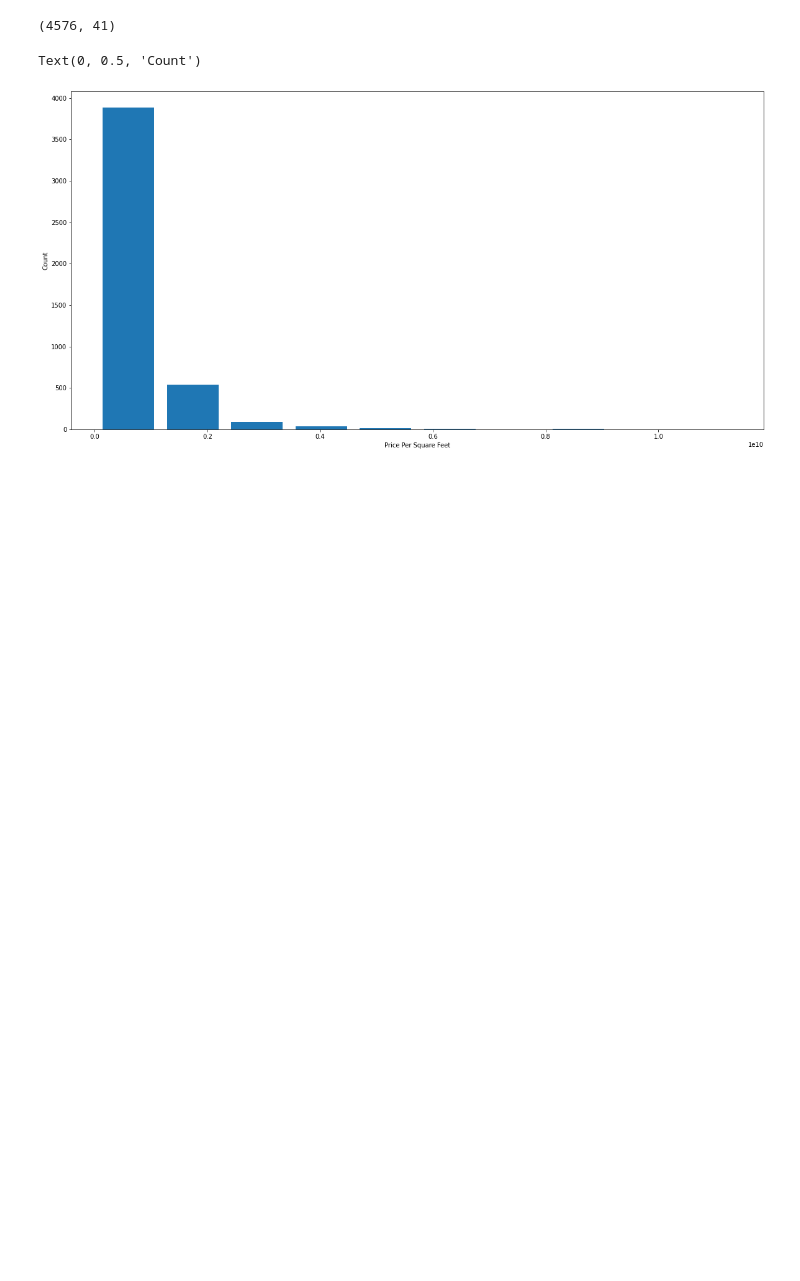
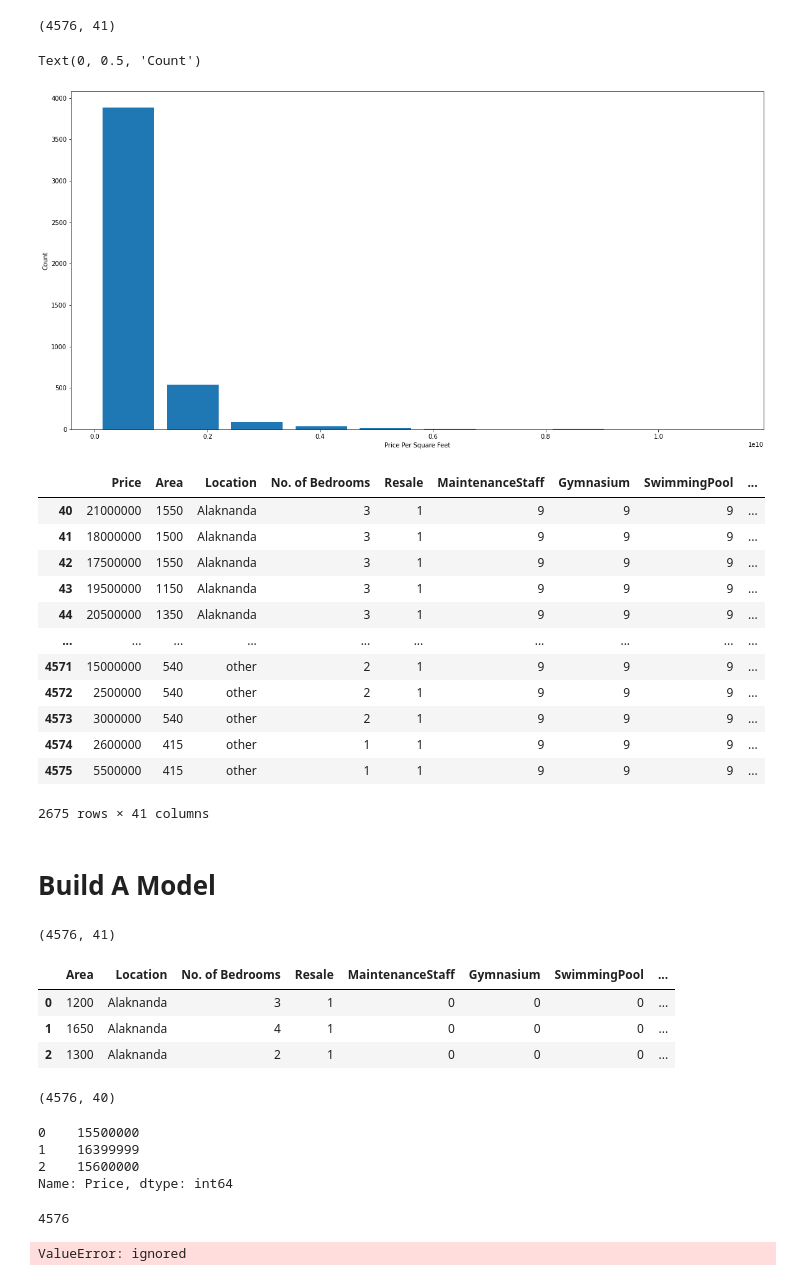
Before and after one commit to arkham7638/Data-Visualization-of-Covid19-of-Indian-States-Using-Python-, a Jupyter notebook: land_price_prediction.ipynb, the cells around one changed output. Saved outputs shown, nothing was run; the diff lists cells and outputs as text; code cells hidden in the pictures; blank space fills up the shorter version.

```diff
--- a/land_price_prediction.ipynb
+++ b/land_price_prediction.ipynb
@@ -317,3 +317,50 @@ plt.ylabel("Count")
 # %% [output]
 Text(0, 0.5, 'Count')
 [figure]
+# %%
+df4[df4.Gymnasium>=3]
+# %% [output]
+|  | Price | Area | Location | No. of Bedrooms | Resale | MaintenanceStaff | Gymnasium | SwimmingPool | ... |
+| 40 | 21000000 | 1550 | Alaknanda | 3 | 1 | 9 | 9 | 9 | ... |
+| 41 | 18000000 | 1500 | Alaknanda | 3 | 1 | 9 | 9 | 9 | ... |
+| 42 | 17500000 | 1550 | Alaknanda | 3 | 1 | 9 | 9 | 9 | ... |
+| 43 | 19500000 | 1150 | Alaknanda | 3 | 1 | 9 | 9 | 9 | ... |
+| 44 | 20500000 | 1350 | Alaknanda | 3 | 1 | 9 | 9 | 9 | ... |
+| ... | ... | ... | ... | ... | ... | ... | ... | ... | ... |
+| 4571 | 15000000 | 540 | other | 2 | 1 | 9 | 9 | 9 | ... |
+| 4572 | 2500000 | 540 | other | 2 | 1 | 9 | 9 | 9 | ... |
+| 4573 | 3000000 | 540 | other | 2 | 1 | 9 | 9 | 9 | ... |
+| 4574 | 2600000 | 415 | other | 1 | 1 | 9 | 9 | 9 | ... |
+| 4575 | 5500000 | 415 | other | 1 | 1 | 9 | 9 | 9 | ... |
+2675 rows × 41 columns
+# %% [markdown]
+# Build A Model
+# %%
+df4.shape
+# %% [output]
+(4576, 41)
+# %%
+X = df4.drop(['Price'],axis='columns')
+X.head(3)
+# %% [output]
+|  | Area | Location | No. of Bedrooms | Resale | MaintenanceStaff | Gymnasium | SwimmingPool | ... |
+| 0 | 1200 | Alaknanda | 3 | 1 | 0 | 0 | 0 | ... |
+| 1 | 1650 | Alaknanda | 4 | 1 | 0 | 0 | 0 | ... |
+| 2 | 1300 | Alaknanda | 2 | 1 | 0 | 0 | 0 | ... |
+# %%
+X.shape
+# %% [output]
+(4576, 40)
+# %%
+
+y = df4.Price
+y.head(3)
+# %% [output]
+0    15500000
+1    16399999
+2    15600000
+Name: Price, dtype: int64
+# %%
+len(y)
+# %% [output]
+4576
@@ -319,0 +371,8 @@ Text(0, 0.5, 'Count')
+# %%
+
+from sklearn.linear_model import LinearRegression
+lr_clf = LinearRegression()
+lr_clf.fit(X_train,y_train)
+lr_clf.score(X_test,y_test)
+# %% [output]
+ValueError: ignored
```
Also changed, not shown: parts of 1 cell of this notebook.
